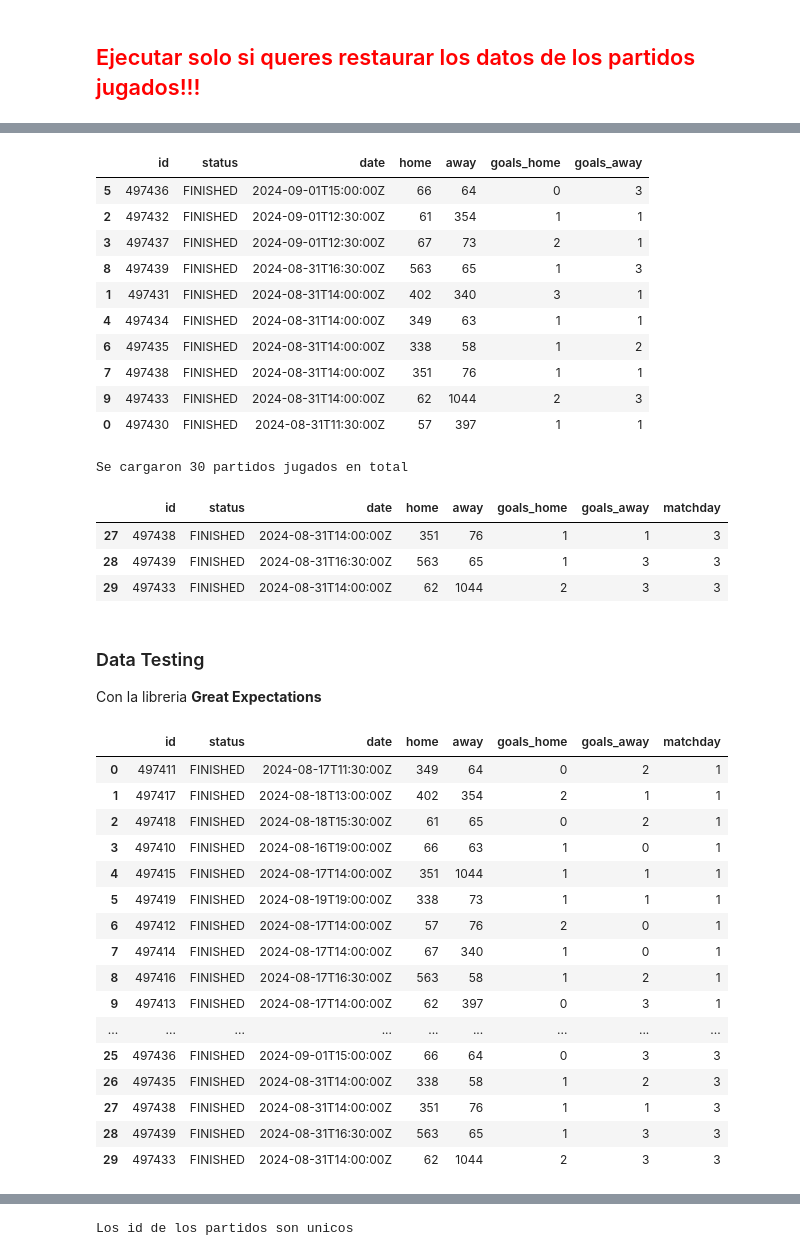
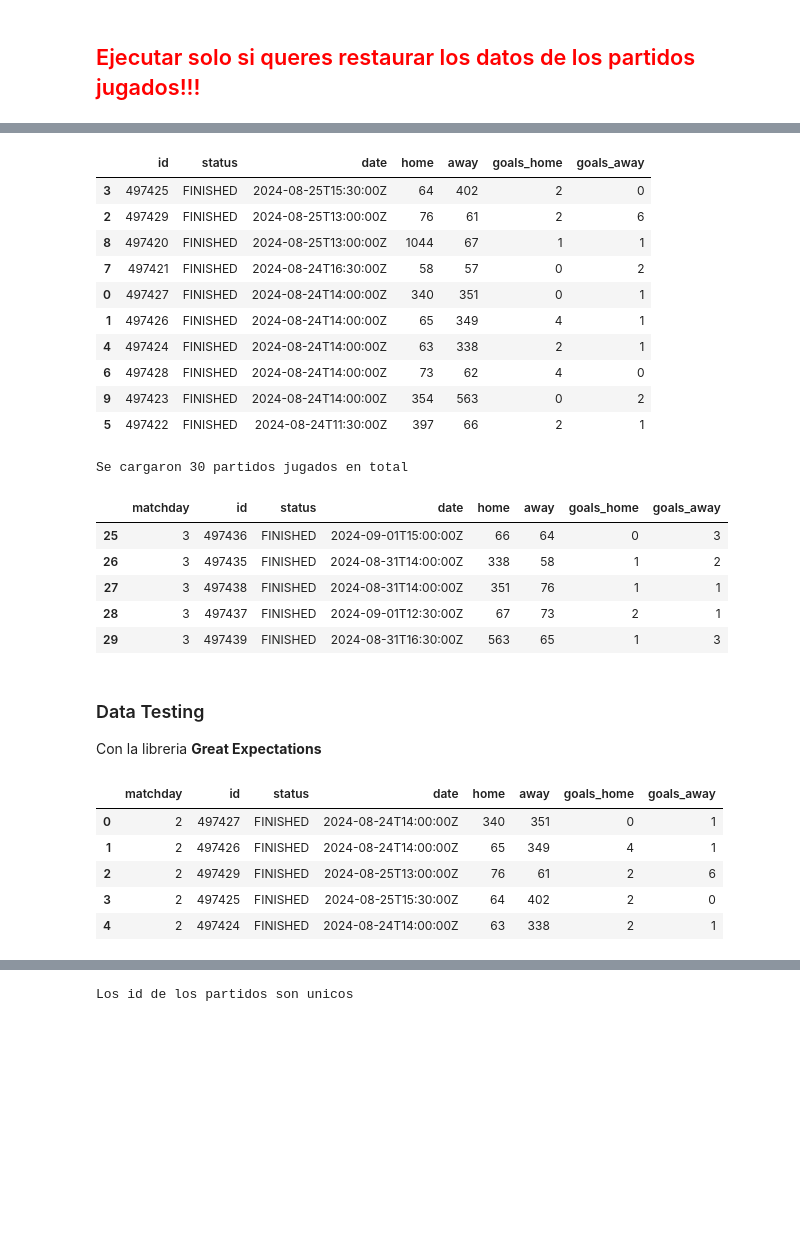
Before and after one commit to RaphaelNicaise/DataEngineering_PremierLeague, a Jupyter notebook: Extraccion_datos_football_data.ipynb, the cells around one changed output, grey strips where cells are left out. Saved outputs shown, nothing was run; the diff lists cells and outputs as text; code cells hidden in the pictures; blank space fills up the shorter version.

Commit message:
fix: read_parquet to DeltaTable reading

```diff
--- a/Extraccion_datos_football_data.ipynb
+++ b/Extraccion_datos_football_data.ipynb
@@ -440,64 +438,56 @@ except Exception as e:
     print(f"Error: {e}")
 # %%
 # Aca podes ver los partidos jugados en la fecha que se indique
-matchday = 3 # para ejemplo
+matchday = 2 # para ejemplo
 try:
     ls = os.listdir(f"data_lake/silver/played_matches/matchday={matchday}/")
-    df = pd.read_parquet(f"data_lake/silver/played_matches/matchday={matchday}/{ls[-1]}") # Muestra el ultimo parquet
+    parquet_matchday = pd.read_parquet(f"data_lake/silver/played_matches/matchday={matchday}/{ls[-1]}") # Muestra el ultimo parquet
 except FileNotFoundError:
     print("No se encontro el directorio")
 
-df.sort_values(by='date',ascending=False)
+parquet_matchday.sort_values(by='date',ascending=False)
 # %% [output]
 |  | id | status | date | home | away | goals_home | goals_away |
-| 5 | 497436 | FINISHED | 2024-09-01T15:00:00Z | 66 | 64 | 0 | 3 |
-| 2 | 497432 | FINISHED | 2024-09-01T12:30:00Z | 61 | 354 | 1 | 1 |
-| 3 | 497437 | FINISHED | 2024-09-01T12:30:00Z | 67 | 73 | 2 | 1 |
-| 8 | 497439 | FINISHED | 2024-08-31T16:30:00Z | 563 | 65 | 1 | 3 |
-| 1 | 497431 | FINISHED | 2024-08-31T14:00:00Z | 402 | 340 | 3 | 1 |
-| 4 | 497434 | FINISHED | 2024-08-31T14:00:00Z | 349 | 63 | 1 | 1 |
-| 6 | 497435 | FINISHED | 2024-08-31T14:00:00Z | 338 | 58 | 1 | 2 |
-| 7 | 497438 | FINISHED | 2024-08-31T14:00:00Z | 351 | 76 | 1 | 1 |
-| 9 | 497433 | FINISHED | 2024-08-31T14:00:00Z | 62 | 1044 | 2 | 3 |
-| 0 | 497430 | FINISHED | 2024-08-31T11:30:00Z | 57 | 397 | 1 | 1 |
+| 3 | 497425 | FINISHED | 2024-08-25T15:30:00Z | 64 | 402 | 2 | 0 |
+| 2 | 497429 | FINISHED | 2024-08-25T13:00:00Z | 76 | 61 | 2 | 6 |
+| 8 | 497420 | FINISHED | 2024-08-25T13:00:00Z | 1044 | 67 | 1 | 1 |
+| 7 | 497421 | FINISHED | 2024-08-24T16:30:00Z | 58 | 57 | 0 | 2 |
+| 0 | 497427 | FINISHED | 2024-08-24T14:00:00Z | 340 | 351 | 0 | 1 |
+| 1 | 497426 | FINISHED | 2024-08-24T14:00:00Z | 65 | 349 | 4 | 1 |
+| 4 | 497424 | FINISHED | 2024-08-24T14:00:00Z | 63 | 338 | 2 | 1 |
+| 6 | 497428 | FINISHED | 2024-08-24T14:00:00Z | 73 | 62 | 4 | 0 |
+| 9 | 497423 | FINISHED | 2024-08-24T14:00:00Z | 354 | 563 | 0 | 2 |
+| 5 | 497422 | FINISHED | 2024-08-24T11:30:00Z | 397 | 66 | 2 | 1 |
 # %%
-df = pd.read_parquet(f"data_lake/silver/played_matches")
+df = DeltaTable(f"data_lake/silver/played_matches").to_pandas()
 
 
 print(f"Se cargaron {len(df)} partidos jugados en total")
-df.tail(3) # Muestra los ultimos partidos jugados cargados en el delta lake
+df.tail() # Muestra los ultimos partidos jugados cargados en el delta lake
 # %% [output]
 Se cargaron 30 partidos jugados en total
-|  | id | status | date | home | away | goals_home | goals_away | matchday |
-| 27 | 497438 | FINISHED | 2024-08-31T14:00:00Z | 351 | 76 | 1 | 1 | 3 |
-| 28 | 497439 | FINISHED | 2024-08-31T16:30:00Z | 563 | 65 | 1 | 3 | 3 |
-| 29 | 497433 | FINISHED | 2024-08-31T14:00:00Z | 62 | 1044 | 2 | 3 | 3 |
+|  | matchday | id | status | date | home | away | goals_home | goals_away |
+| 25 | 3 | 497436 | FINISHED | 2024-09-01T15:00:00Z | 66 | 64 | 0 | 3 |
+| 26 | 3 | 497435 | FINISHED | 2024-08-31T14:00:00Z | 338 | 58 | 1 | 2 |
+| 27 | 3 | 497438 | FINISHED | 2024-08-31T14:00:00Z | 351 | 76 | 1 | 1 |
+| 28 | 3 | 497437 | FINISHED | 2024-09-01T12:30:00Z | 67 | 73 | 2 | 1 |
+| 29 | 3 | 497439 | FINISHED | 2024-08-31T16:30:00Z | 563 | 65 | 1 | 3 |
 # %% [markdown]
 ### Data Testing
 
 Con la libreria **Great Expectations**
 # %%
-df_played_matches_dt = gx.read_parquet("data_lake/silver/played_matches") # Un dataframe
-type(df) # -> great_expectations.dataset.pandas_dataset.PandasDataset
-df_played_matches_dt # Es un dataframe de great_expectations, que es como un pandas, pero con mas funcionalidades
+df_played_matches_dt_to_test = DeltaTable("data_lake/silver/played_matches").to_pandas()
+df_played_matches_dt_to_test = gx.dataset.PandasDataset(df_played_matches_dt_to_test)
+type(df_played_matches_dt_to_test) # -> great_expectations.dataset.pandas_dataset.PandasDataset
+df_played_matches_dt_to_test.head() # Es un dataframe de great_expectations, que es como un pandas, pero con mas funcionalidades
 # %% [output]
-|  | id | status | date | home | away | goals_home | goals_away | matchday |
-| 0 | 497411 | FINISHED | 2024-08-17T11:30:00Z | 349 | 64 | 0 | 2 | 1 |
-| 1 | 497417 | FINISHED | 2024-08-18T13:00:00Z | 402 | 354 | 2 | 1 | 1 |
-| 2 | 497418 | FINISHED | 2024-08-18T15:30:00Z | 61 | 65 | 0 | 2 | 1 |
-| 3 | 497410 | FINISHED | 2024-08-16T19:00:00Z | 66 | 63 | 1 | 0 | 1 |
-| 4 | 497415 | FINISHED | 2024-08-17T14:00:00Z | 351 | 1044 | 1 | 1 | 1 |
-| 5 | 497419 | FINISHED | 2024-08-19T19:00:00Z | 338 | 73 | 1 | 1 | 1 |
-| 6 | 497412 | FINISHED | 2024-08-17T14:00:00Z | 57 | 76 | 2 | 0 | 1 |
-| 7 | 497414 | FINISHED | 2024-08-17T14:00:00Z | 67 | 340 | 1 | 0 | 1 |
-| 8 | 497416 | FINISHED | 2024-08-17T16:30:00Z | 563 | 58 | 1 | 2 | 1 |
-| 9 | 497413 | FINISHED | 2024-08-17T14:00:00Z | 62 | 397 | 0 | 3 | 1 |
-| ... | ... | ... | ... | ... | ... | ... | ... | ... |
-| 25 | 497436 | FINISHED | 2024-09-01T15:00:00Z | 66 | 64 | 0 | 3 | 3 |
-| 26 | 497435 | FINISHED | 2024-08-31T14:00:00Z | 338 | 58 | 1 | 2 | 3 |
-| 27 | 497438 | FINISHED | 2024-08-31T14:00:00Z | 351 | 76 | 1 | 1 | 3 |
-| 28 | 497439 | FINISHED | 2024-08-31T16:30:00Z | 563 | 65 | 1 | 3 | 3 |
-| 29 | 497433 | FINISHED | 2024-08-31T14:00:00Z | 62 | 1044 | 2 | 3 | 3 |
+|  | matchday | id | status | date | home | away | goals_home | goals_away |
+| 0 | 2 | 497427 | FINISHED | 2024-08-24T14:00:00Z | 340 | 351 | 0 | 1 |
+| 1 | 2 | 497426 | FINISHED | 2024-08-24T14:00:00Z | 65 | 349 | 4 | 1 |
+| 2 | 2 | 497429 | FINISHED | 2024-08-25T13:00:00Z | 76 | 61 | 2 | 6 |
+| 3 | 2 | 497425 | FINISHED | 2024-08-25T15:30:00Z | 64 | 402 | 2 | 0 |
+| 4 | 2 | 497424 | FINISHED | 2024-08-24T14:00:00Z | 63 | 338 | 2 | 1 |
 # %%
 # Verifica que todos los partidos cargados esten en estado FINISHED
 x = df_played_matches_dt.expect_column_values_to_be_in_set(column='status',value_set=['FINISHED'])
```
Also changed, not shown: parts of 13 cells of this notebook.
